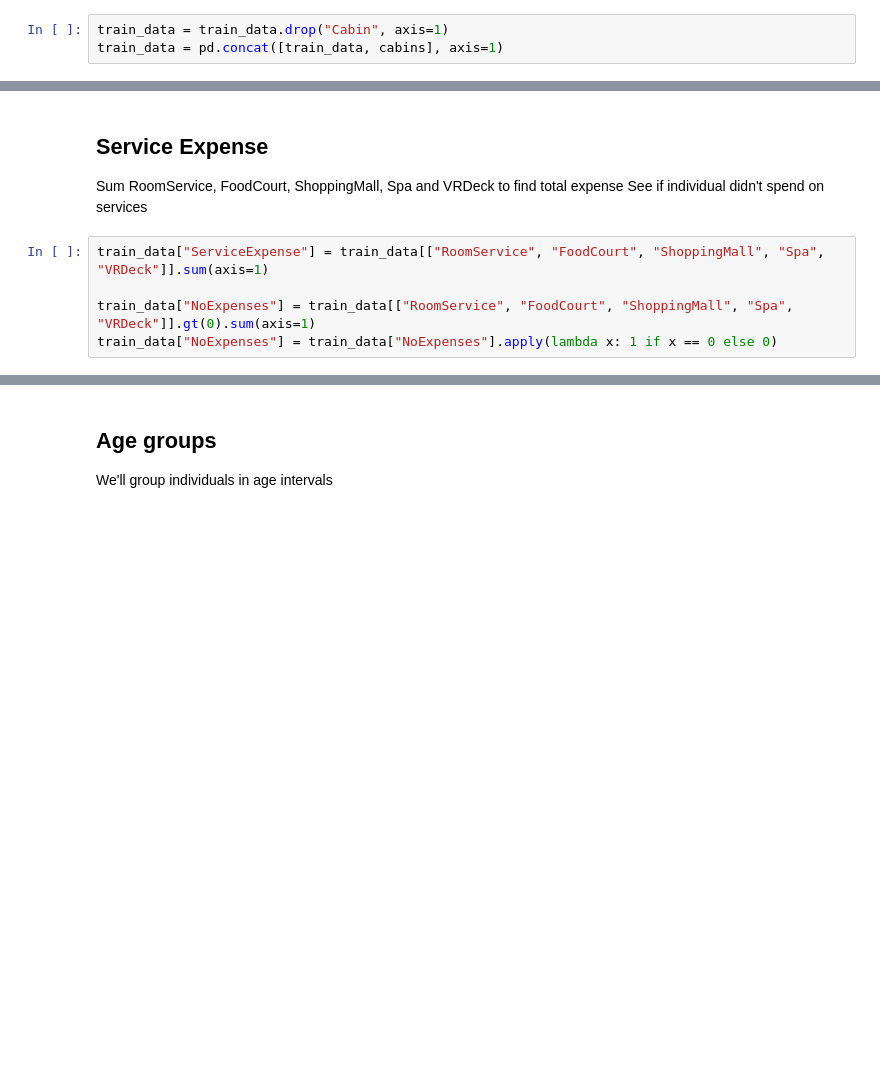
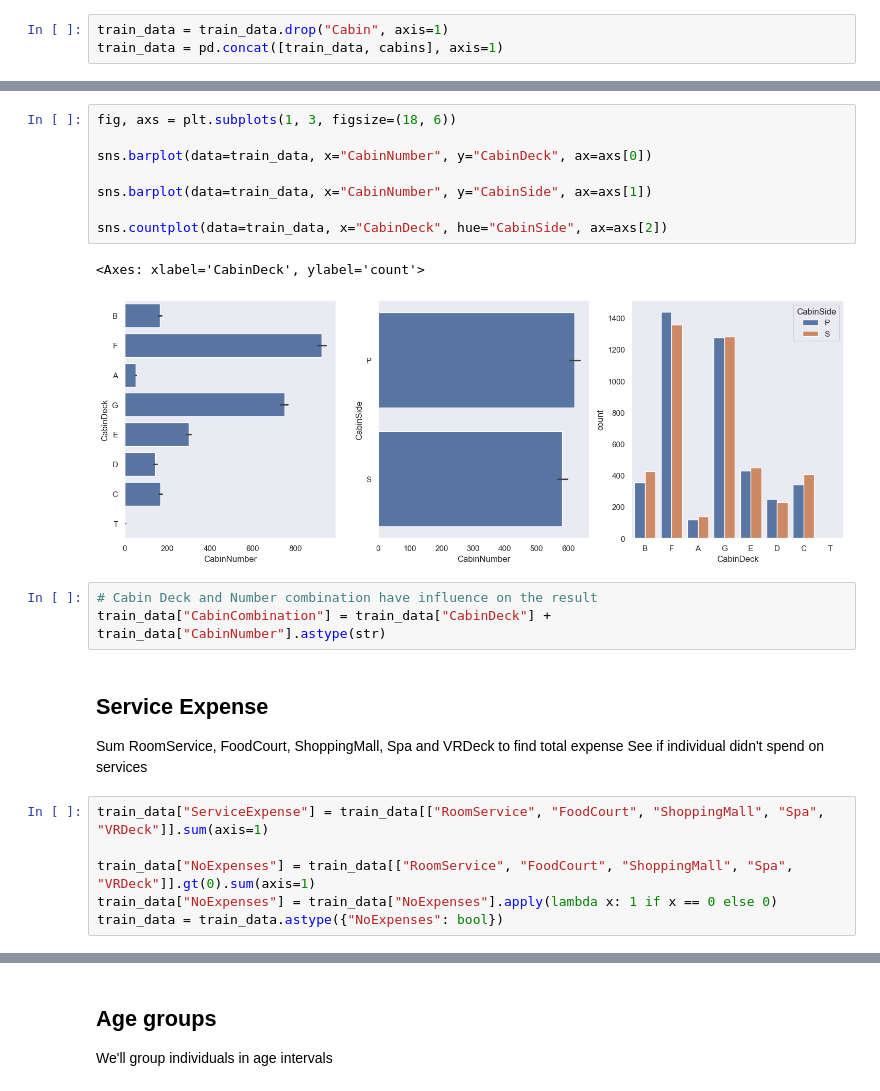
Before and after one commit to Ednaxx/titanic-spaceship-classifier, a Jupyter notebook: spaceship-titanic-classifier.ipynb, the cells around one changed output, grey strips where cells are left out. Drawn from its saved outputs; the diff is of its cells as text; blank space fills up the shorter version.

```diff
--- a/spaceship-titanic-classifier.ipynb
+++ b/spaceship-titanic-classifier.ipynb
@@ -149,3 +158,17 @@ train_data["CabinCombination"] = train_data["CabinDeck"] + train_data["CabinNumb
+# %%
+fig, axs = plt.subplots(1, 3, figsize=(18, 6))
+
+sns.barplot(data=train_data, x="CabinNumber", y="CabinDeck", ax=axs[0])
+
+sns.barplot(data=train_data, x="CabinNumber", y="CabinSide", ax=axs[1])
+
+sns.countplot(data=train_data, x="CabinDeck", hue="CabinSide", ax=axs[2])
+# %% [output]
+<Axes: xlabel='CabinDeck', ylabel='count'>
+[figure, added]
+# %%
+# Cabin Deck and Number combination have influence on the result
+train_data["CabinCombination"] = train_data["CabinDeck"] + train_data["CabinNumber"].astype(str)
 # %% [markdown]
 ## Service Expense
 
@@ -156,6 +179,7 @@ train_data["ServiceExpense"] = train_data[["RoomService", "FoodCourt", "Shopping
 
 train_data["NoExpenses"] = train_data[["RoomService", "FoodCourt", "ShoppingMall", "Spa", "VRDeck"]].gt(0).sum(axis=1)
 train_data["NoExpenses"] = train_data["NoExpenses"].apply(lambda x: 1 if x == 0 else 0)
+train_data = train_data.astype({"NoExpenses": bool})
 # %%
 fig, axs = plt.subplots(1, 2, figsize=(18, 6))
 
```
Also changed, not shown: parts of 42 cells of this notebook, 1 other file.
